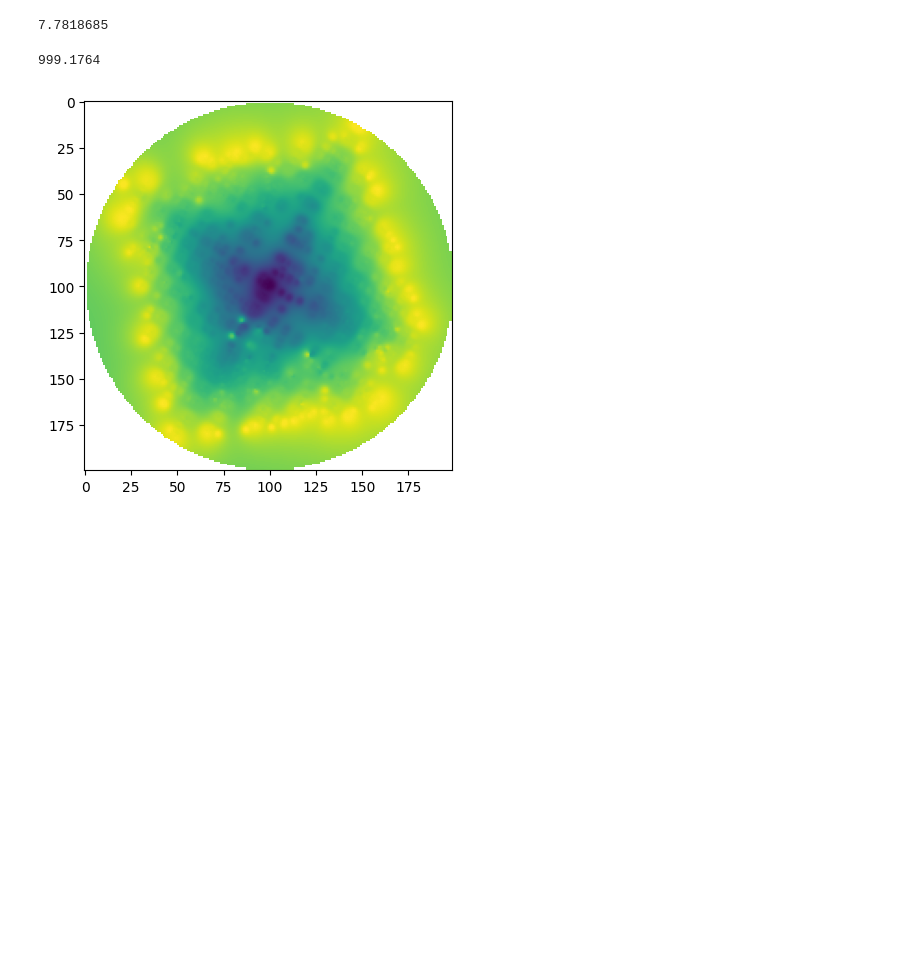
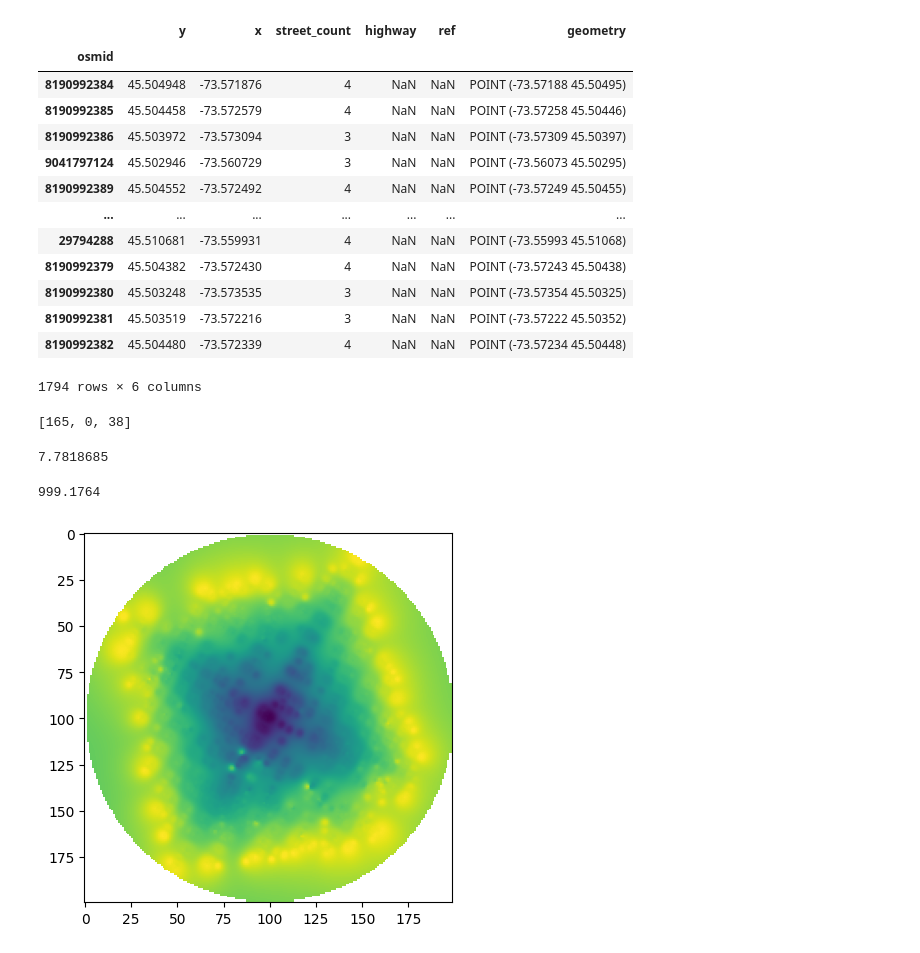
Before and after one commit to adolmajian/isochrone-app, a Jupyter notebook: notebooks/flow.ipynb, the cells around one changed output. Saved outputs shown, nothing was run; the diff lists cells and outputs as text; code cells hidden in the pictures; blank space fills up the shorter version.

```diff
--- a/notebooks/flow.ipynb
+++ b/notebooks/flow.ipynb
@@ -142,3 +148,24 @@ node_dists['color_rgb'] = normalized_values.apply(lambda x: (np.array(mcolors.to
+# %%
+acc_nodes
+# %% [output]
+|  | y | x | street_count | highway | ref | geometry |
+| osmid |  |  |  |  |  |  |
+| 8190992384 | 45.504948 | -73.571876 | 4 | NaN | NaN | POINT (-73.57188 45.50495) |
+| 8190992385 | 45.504458 | -73.572579 | 4 | NaN | NaN | POINT (-73.57258 45.50446) |
+| 8190992386 | 45.503972 | -73.573094 | 3 | NaN | NaN | POINT (-73.57309 45.50397) |
+| 9041797124 | 45.502946 | -73.560729 | 3 | NaN | NaN | POINT (-73.56073 45.50295) |
+| 8190992389 | 45.504552 | -73.572492 | 4 | NaN | NaN | POINT (-73.57249 45.50455) |
+| ... | ... | ... | ... | ... | ... | ... |
+| 29794288 | 45.510681 | -73.559931 | 4 | NaN | NaN | POINT (-73.55993 45.51068) |
+| 8190992379 | 45.504382 | -73.572430 | 4 | NaN | NaN | POINT (-73.57243 45.50438) |
+| 8190992380 | 45.503248 | -73.573535 | 3 | NaN | NaN | POINT (-73.57354 45.50325) |
+| 8190992381 | 45.503519 | -73.572216 | 3 | NaN | NaN | POINT (-73.57222 45.50352) |
+| 8190992382 | 45.504480 | -73.572339 | 4 | NaN | NaN | POINT (-73.57234 45.50448) |
+1794 rows × 6 columns
+# %%
+eval(str(node_dists.color_rgb.iloc[0]))
+# %% [output]
+[165, 0, 38]
 # %%
 # https://gis.stackexchange.com/questions/329434/creating-an-in-memory-rasterio-dataset-from-numpy-array
 
```
Also changed, not shown: parts of 24 cells of this notebook, 4 other files.
